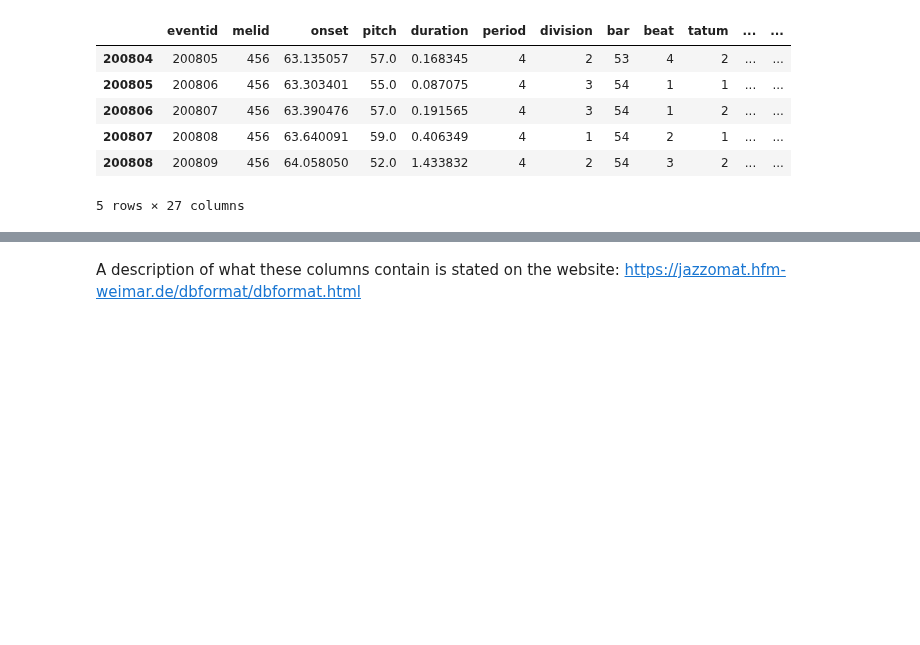
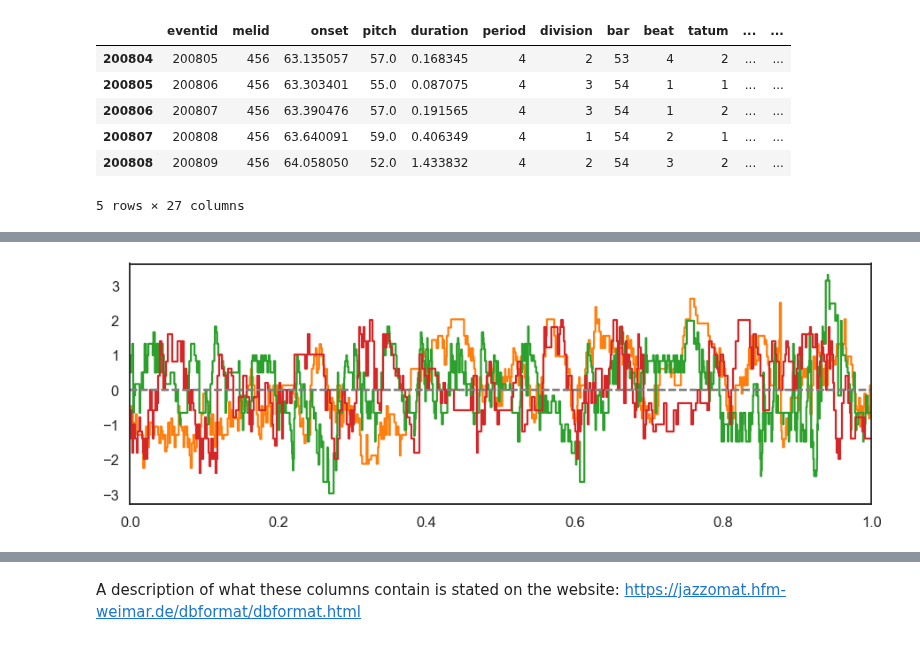
Before and after one commit to fabianmoss/intro-corpusmus, a Jupyter notebook: docs/source/04_jazz_solos.ipynb, the cells around one changed output, grey strips where cells are left out. Saved outputs shown, nothing was run; the diff lists cells and outputs as text; code cells hidden in the pictures; blank space fills up the shorter version.

```diff
--- a/docs/source/04_jazz_solos.ipynb
+++ b/docs/source/04_jazz_solos.ipynb
@@ -132,0 +197,11 @@ solos.tail()
+# %%
+def standardize(notelist):
+    """
+    Takes a notelist as input and returns a standardized version.
+    """
+
+    notelist["Rel. MIDI Pitch"] = (notelist["pitch"] - notelist["pitch"].mean()) / notelist["pitch"].std()
+    notelist["Rel. Duration"] = notelist["duration"] / notelist["duration"].sum()
+    notelist["Rel. Onset"] = notelist["onset"] / notelist["onset"].max()
+
+    return notelist
@@ -132,0 +224,11 @@ solos.tail()
+# %%
+fig, ax = plt.subplots(figsize=(15,5))
+
+for i in range(4):
+    plot_melodic_profile(standardize(notelist(i)),
+                         mean=True,
+                         standardized=True)
+plt.xlim(0,1)
+plt.show()
+# %% [output]
+[figure, added]
```
Also changed, not shown: parts of 37 cells of this notebook, 2 other files.
